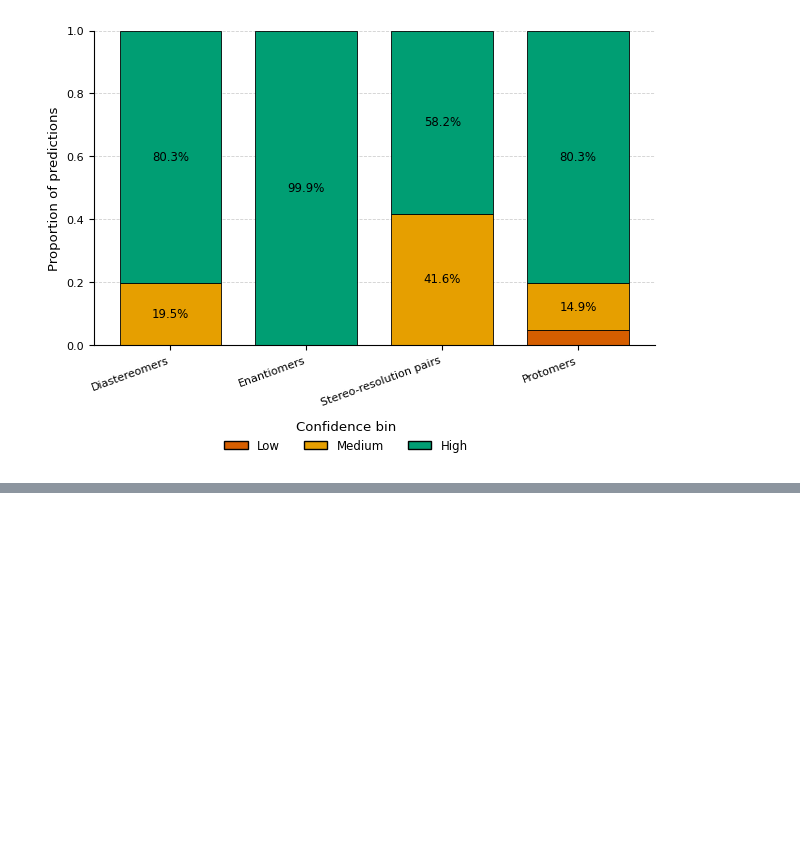
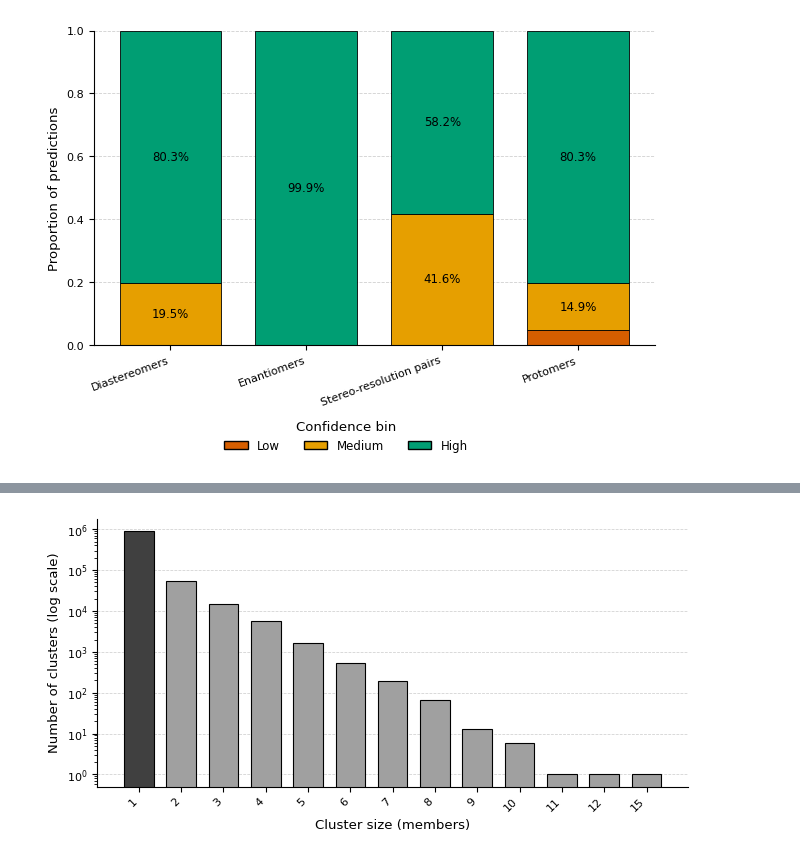
Before and after one commit to Digital-Metabolic-Twin-Centre/stereomapper, a Jupyter notebook: experiments/analysis/relationship_results.ipynb, the cells around one changed output, grey strips where cells are left out. Saved outputs shown, nothing was run; the diff lists cells and outputs as text; code cells hidden in the pictures; blank space fills up the shorter version.

```diff
--- a/experiments/analysis/171025_compare_molD_ReconXKG_relationships.ipynb
+++ b/experiments/analysis/relationship_results.ipynb
@@ -9,6 +11,6 @@ from matplotlib.patches import Patch
 # %%
 # import stereomapper results
-sqlite_file = '/home/jackmcgoldrick/drive/Recon4IMD/WP5_Reconstruction/T5.1_ReconXKG/results/molDistance/project_results/output_databases/031125_ReconXKG_exp.sqlite'
+sqlite_file = '/home/jackmcgoldrick/drive/Recon4IMD/WP5_Reconstruction/T5.1_ReconXKG/results/stereomapper/project_results/output_databases/output/stereomapper_output.sqlite' # Additional file 1 from manuscript
 conn = sqlite3.connect(sqlite_file)
 moldf = pd.read_sql_query("SELECT * FROM relationships", conn)
 conn.close()
@@ -394,0 +440,16 @@ Protomers                856    2661   14322   17839
+# %%
+# lets get the value counts of the different cluster sizes
+sql_value_counts = """
+SELECT
+    member_count,
+    COUNT(*) AS cluster_count
+FROM clusters
+GROUP BY member_count
+ORDER BY member_count;
+"""
+df_value_counts = pd.read_sql_query(sql_value_counts, conn)
+
+# calc percentages
+total_clusters = df_value_counts["cluster_count"].sum()
+df_value_counts["percentage"] = (df_value_counts["cluster_count"] / total_clusters) * 100
+df_value_counts
@@ -394,0 +471,61 @@ Protomers                856    2661   14322   17839
+# %%
+# ==== journal width constraint: 170 mm ====
+TEXTWIDTH_MM = 165.0
+INCH = 1/25.4
+FIG_W = TEXTWIDTH_MM * INCH      # 6.69 in
+FIG_H = 4.0                      # ~76 mm, safe under 225 mm
+
+# ==== fonts for publication ====
+plt.rcParams.update({
+    "font.family": "sans-serif",
+    "font.sans-serif": ["DejaVu Sans"],
+    "pdf.fonttype": 42, "ps.fonttype": 42, "svg.fonttype": "none",
+
+    # matched to your other figure's typography
+    "font.size": 9.5,
+    "axes.titlesize": 10.5,
+    "axes.labelsize": 9.5,
+    "xtick.labelsize": 8.0,
+    "ytick.labelsize": 8.0,
+})
+
+# ---- data ----
+sizes  = df_value_counts.iloc[:, 0].astype(int).to_numpy()
+counts = df_value_counts.iloc[:, 1].astype(int).to_numpy()
+
+order = np.argsort(sizes)
+sizes, counts = sizes[order], counts[order]
+pct = counts / counts.sum() * 100
+
+# colour: singletons dark grey, others light grey
+colors = ["#404040" if s == 1 else "#A0A0A0" for s in sizes]
+
+# ==== figure ====
+fig, ax = plt.subplots(figsize=(FIG_W, FIG_H))
+
+x = np.arange(len(sizes))
+ax.bar(x, counts, color=colors, width=0.7,
+       edgecolor="black", linewidth=0.8)
+
+# log scale for counts
+ax.set_yscale("log")
+
+# labels
+ax.set_xlabel("Cluster size (members)")
+ax.set_ylabel("Number of clusters (log scale)")
+
+ax.set_xticks(x)
+ax.set_xticklabels([str(s) for s in sizes], rotation=45, ha="right")
+
+# grid + cosmetics
+ax.yaxis.grid(True, linestyle="--", linewidth=0.55, alpha=0.6)
+ax.set_axisbelow(True)
+ax.spines["top"].set_visible(False)
+ax.spines["right"].set_visible(False)
+
+# keep layout clean inside 170 mm frame
+fig.subplots_adjust(left=0.085, right=0.995, bottom=0.28, top=0.95)
+
+plt.show()
+# %% [output]
+[figure, added]
```
Also changed, not shown: parts of 12 cells of this notebook, 4 other files.
